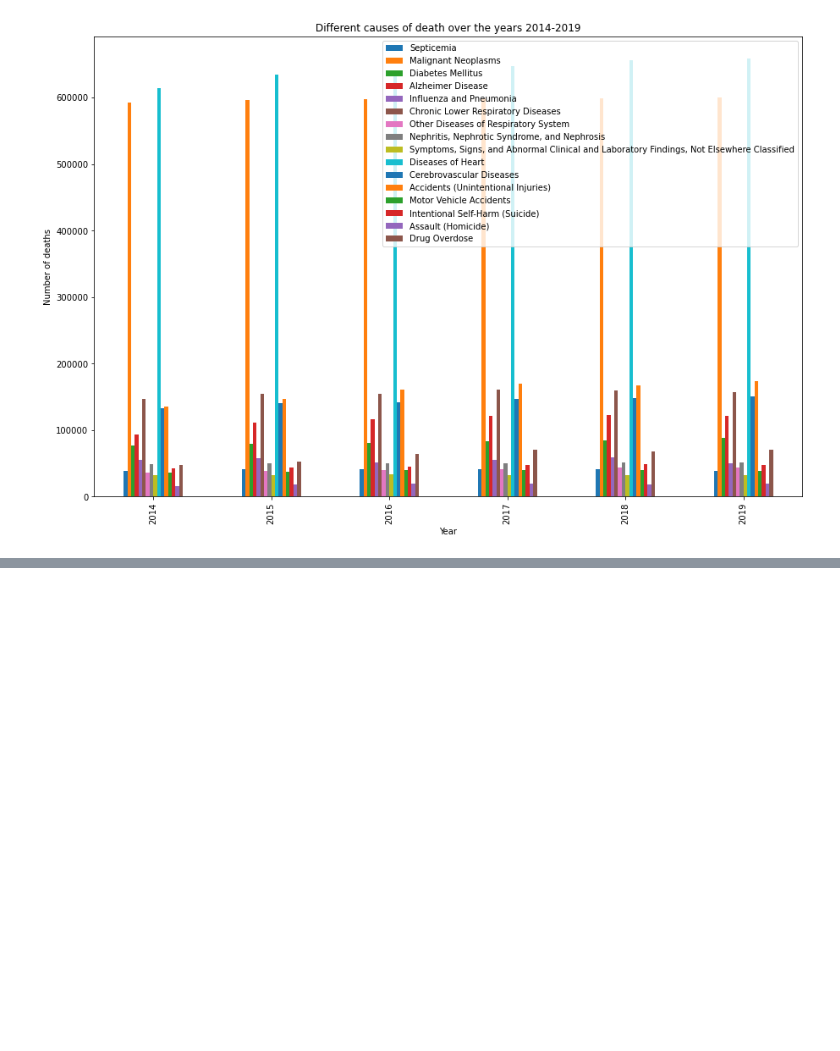
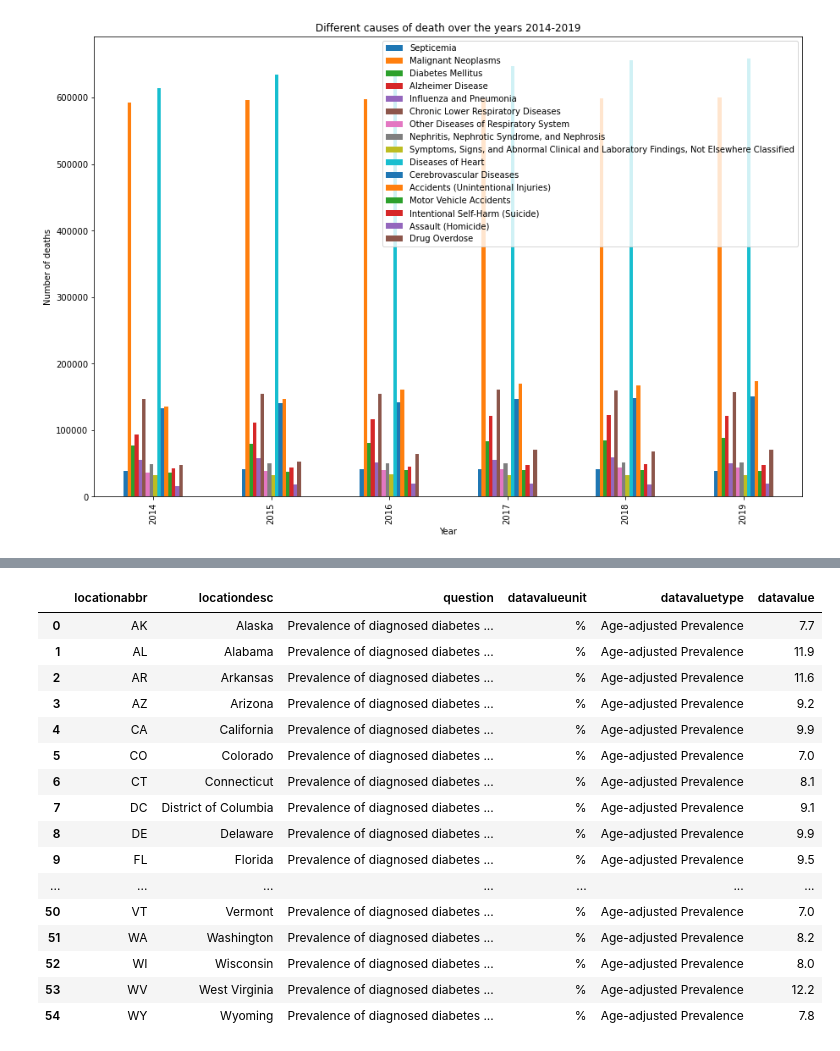
Before and after one commit to MarDuo2022/Diabetes_visualisations, a Jupyter notebook: code/Extract_Monthly_Count_of_Deaths.ipynb, the cells around one changed output, grey strips where cells are left out. Drawn from its saved outputs; the diff is of its cells as text; code cells hidden in the pictures; blank space fills up the shorter version.

```diff
--- a/code/Extract_Monthly_Count_of_Deaths.ipynb
+++ b/code/Extract_Monthly_Count_of_Deaths.ipynb
@@ -54,0 +112,24 @@ insp.get_table_names()
+# %%
+#Plot using retrieved table from database 'diabetes' in local PostgreSQL.
+
+cdi_2014 = pd.read_sql("SELECT * FROM chronic_indicator WHERE yearstart = 2014", conn)
+cdi_2014.drop(['index','Unnamed: 0', 'yearstart'], axis=1,inplace=True)
+cdi_2014
+# %% [output]
+|  | locationabbr | locationdesc | question | datavalueunit | datavaluetype | datavalue |
+| 0 | AK | Alaska | Prevalence of diagnosed diabetes ... | % | Age-adjusted Prevalence | 7.7 |
+| 1 | AL | Alabama | Prevalence of diagnosed diabetes ... | % | Age-adjusted Prevalence | 11.9 |
+| 2 | AR | Arkansas | Prevalence of diagnosed diabetes ... | % | Age-adjusted Prevalence | 11.6 |
+| 3 | AZ | Arizona | Prevalence of diagnosed diabetes ... | % | Age-adjusted Prevalence | 9.2 |
+| 4 | CA | California | Prevalence of diagnosed diabetes ... | % | Age-adjusted Prevalence | 9.9 |
+| 5 | CO | Colorado | Prevalence of diagnosed diabetes ... | % | Age-adjusted Prevalence | 7.0 |
+| 6 | CT | Connecticut | Prevalence of diagnosed diabetes ... | % | Age-adjusted Prevalence | 8.1 |
+| 7 | DC | District of Columbia | Prevalence of diagnosed diabetes ... | % | Age-adjusted Prevalence | 9.1 |
+| 8 | DE | Delaware | Prevalence of diagnosed diabetes ... | % | Age-adjusted Prevalence | 9.9 |
+| 9 | FL | Florida | Prevalence of diagnosed diabetes ... | % | Age-adjusted Prevalence | 9.5 |
+| ... | ... | ... | ... | ... | ... | ... |
+| 50 | VT | Vermont | Prevalence of diagnosed diabetes ... | % | Age-adjusted Prevalence | 7.0 |
+| 51 | WA | Washington | Prevalence of diagnosed diabetes ... | % | Age-adjusted Prevalence | 8.2 |
+| 52 | WI | Wisconsin | Prevalence of diagnosed diabetes ... | % | Age-adjusted Prevalence | 8.0 |
+| 53 | WV | West Virginia | Prevalence of diagnosed diabetes ... | % | Age-adjusted Prevalence | 12.2 |
+| 54 | WY | Wyoming | Prevalence of diagnosed diabetes ... | % | Age-adjusted Prevalence | 7.8 |
```
Also changed, not shown: parts of 14 cells of this notebook.
